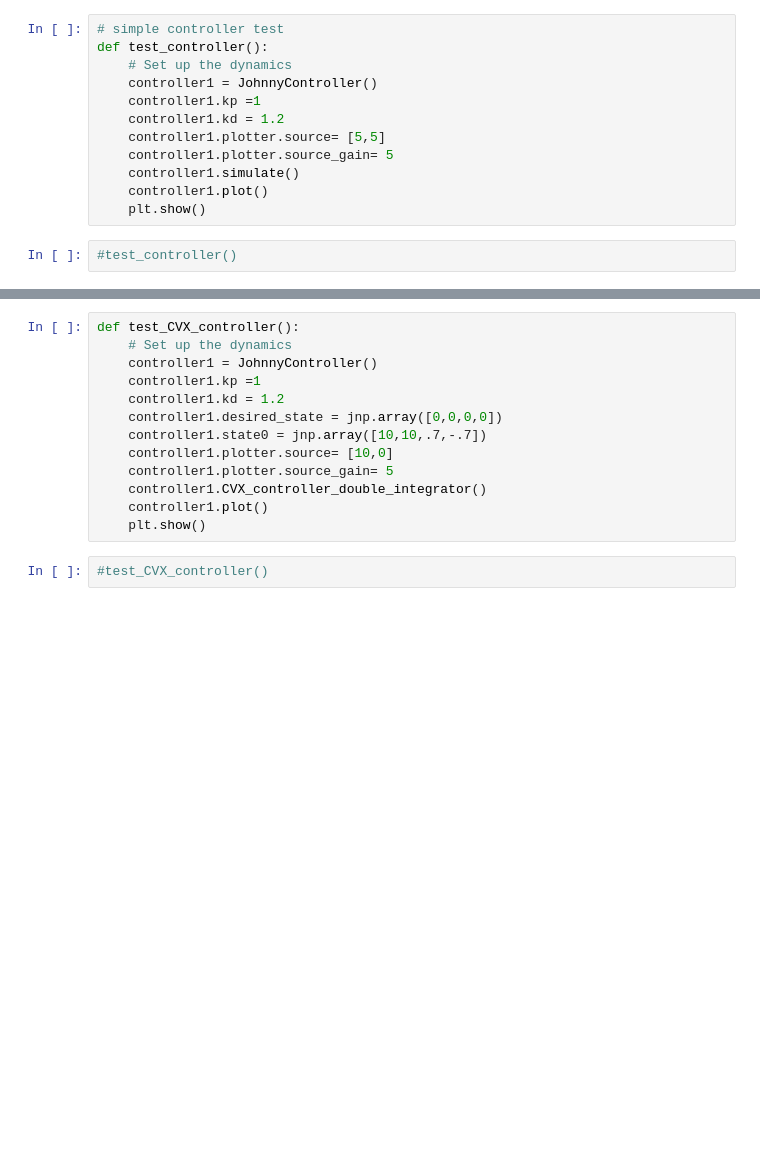
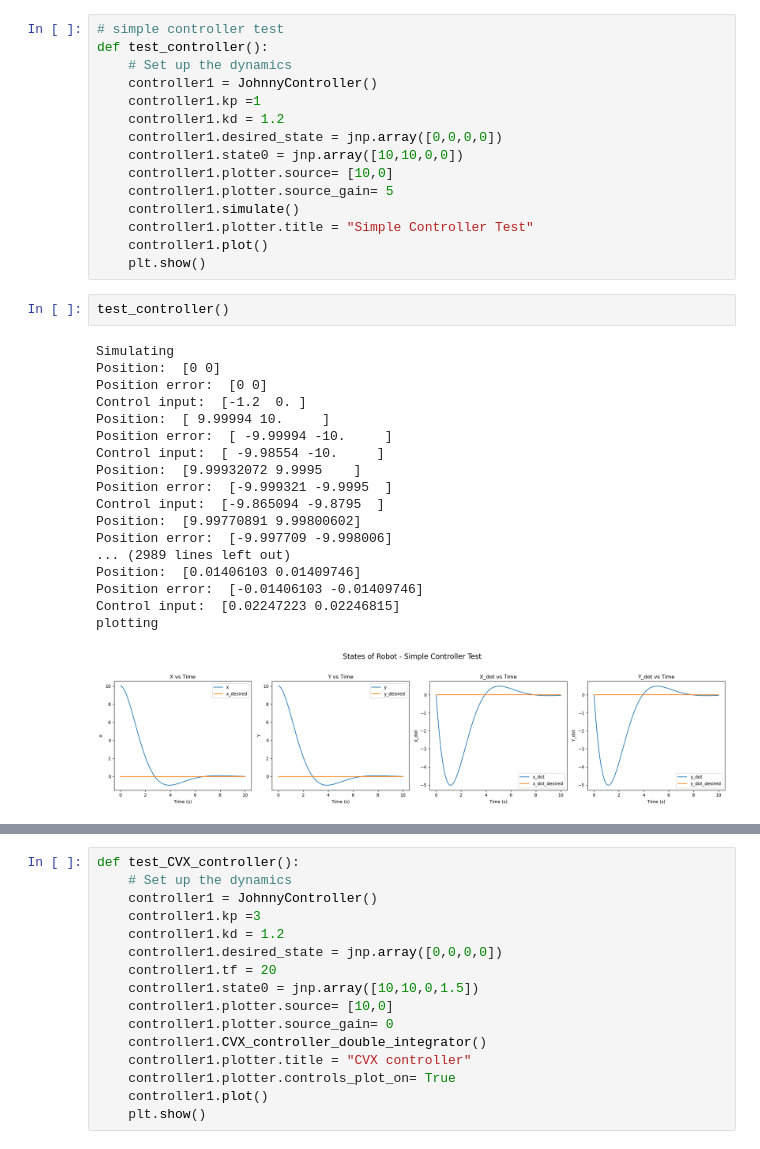
Before and after one commit to elbroUW/JohnnyBot, a Jupyter notebook: JohnnyBotSimulator/Controller/Controller_testingcode.ipynb, the cells around one changed output, grey strips where cells are left out. Drawn from its saved outputs; the diff is of its cells as text; blank space fills up the shorter version.

```diff
--- a/JohnnyBotSimulator/Controller/Controller_testingcode.ipynb
+++ b/JohnnyBotSimulator/Controller/Controller_testingcode.ipynb
@@ -31,10 +32,32 @@ def test_controller():
     controller1 = JohnnyController()
     controller1.kp =1
     controller1.kd = 1.2
-    controller1.plotter.source= [5,5]
+    controller1.desired_state = jnp.array([0,0,0,0])
+    controller1.state0 = jnp.array([10,10,0,0])
+    controller1.plotter.source= [10,0]
     controller1.plotter.source_gain= 5
     controller1.simulate()
+    controller1.plotter.title = "Simple Controller Test"
     controller1.plot()
     plt.show()
-# %%
-#test_controller()
+# %%
+test_controller()
+# %% [output]
+Simulating
+Position:  [0 0]
+Position error:  [0 0]
+Control input:  [-1.2  0. ]
+Position:  [ 9.99994 10.     ]
+Position error:  [ -9.99994 -10.     ]
+Control input:  [ -9.98554 -10.     ]
+Position:  [9.99932072 9.9995    ]
+Position error:  [-9.999321 -9.9995  ]
+Control input:  [-9.865094 -9.8795  ]
+Position:  [9.99770891 9.99800602]
+Position error:  [-9.997709 -9.998006]
+... (2989 lines left out)
+Position:  [0.01406103 0.01409746]
+Position error:  [-0.01406103 -0.01409746]
+Control input:  [0.02247223 0.02246815]
+plotting
+[figure, added]
@@ -42,14 +66,15 @@ def test_controller():
 def test_CVX_controller():
     # Set up the dynamics
     controller1 = JohnnyController()
-    controller1.kp =1
+    controller1.kp =3
     controller1.kd = 1.2
     controller1.desired_state = jnp.array([0,0,0,0])
-    controller1.state0 = jnp.array([10,10,.7,-.7])
+    controller1.tf = 20
+    controller1.state0 = jnp.array([10,10,0,1.5])
     controller1.plotter.source= [10,0]
-    controller1.plotter.source_gain= 5
+    controller1.plotter.source_gain= 0
     controller1.CVX_controller_double_integrator()
+    controller1.plotter.title = "CVX controller"
+    controller1.plotter.controls_plot_on= True
     controller1.plot()
     plt.show()
-# %%
-#test_CVX_controller()
```
Also changed, not shown: parts of 7 cells of this notebook, 13 other files.
